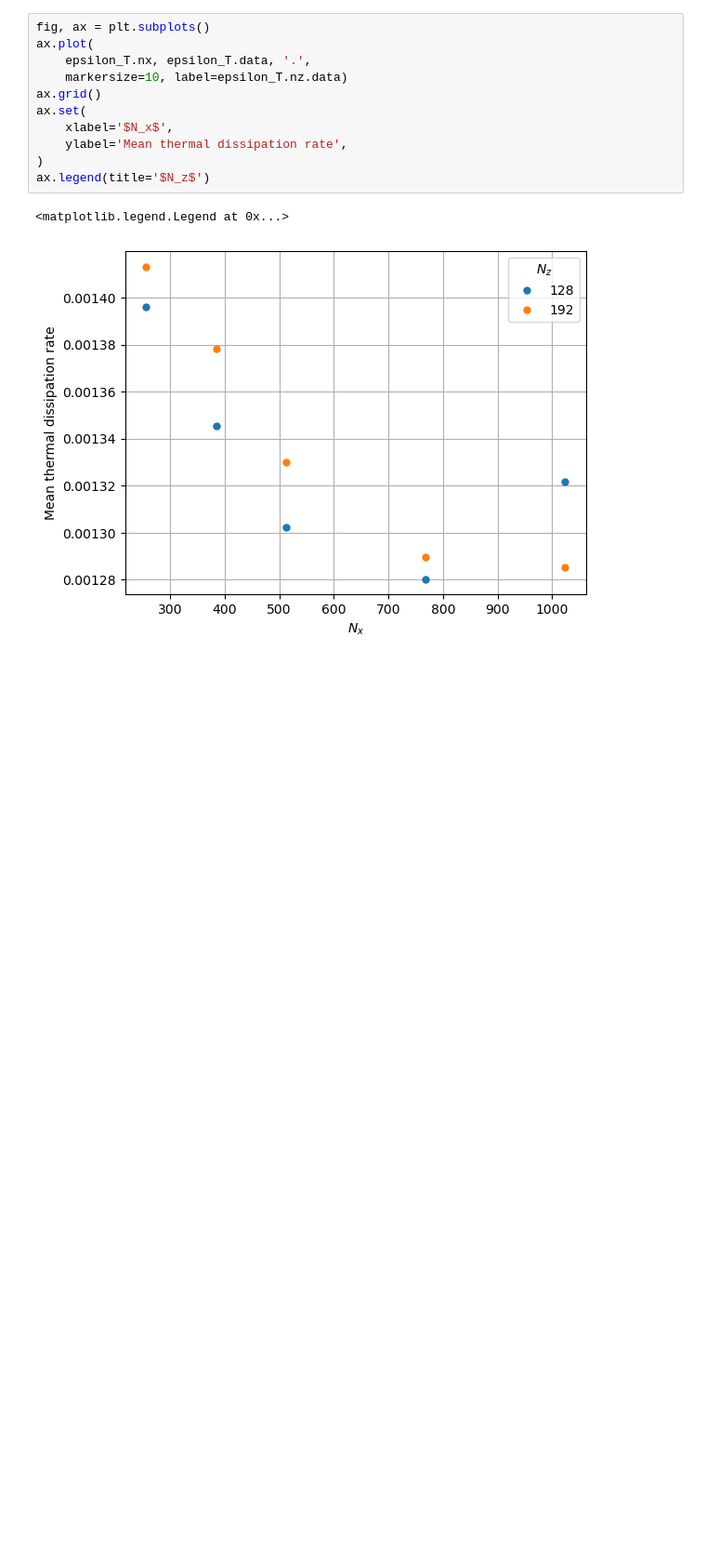
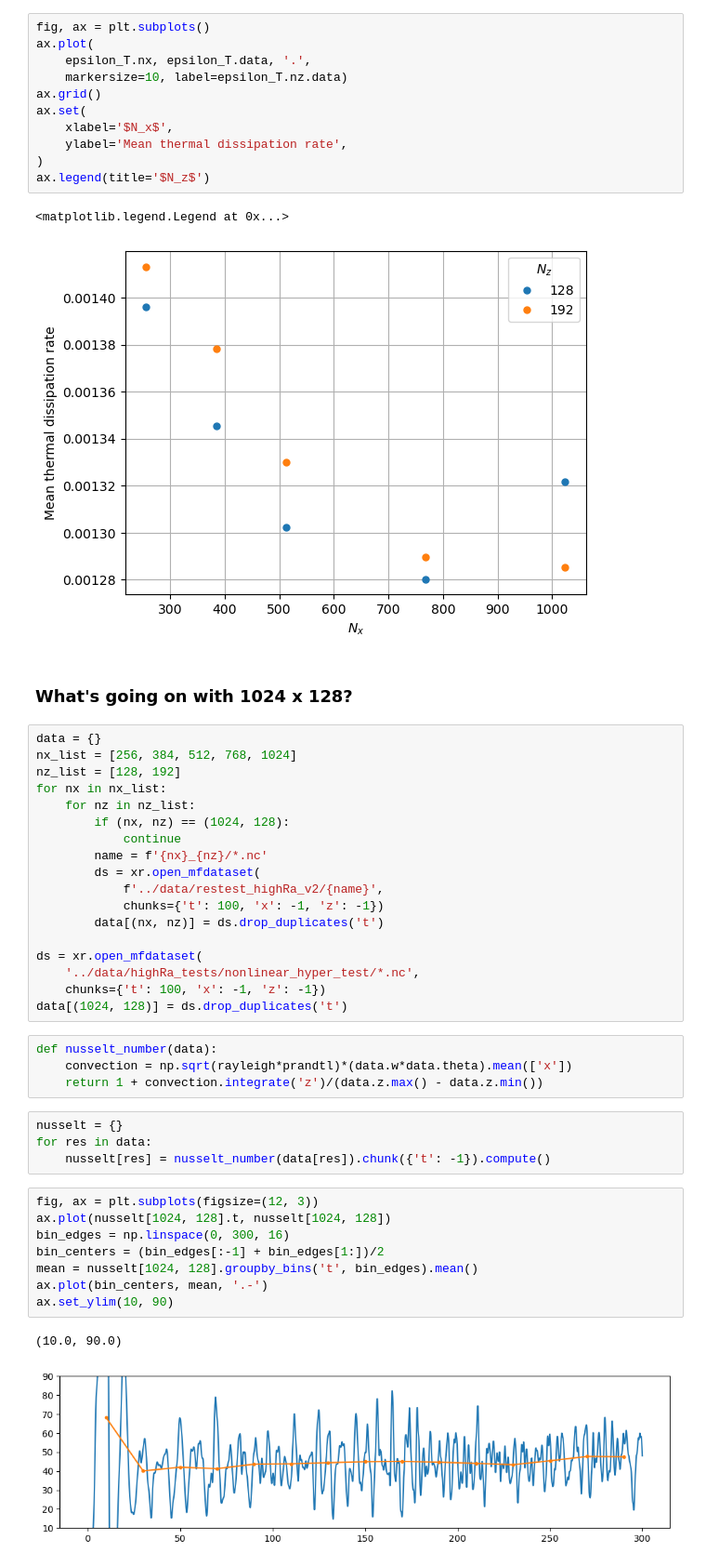
Before and after one commit to tschanzer/honours-project, a Jupyter notebook: notebooks/resolution_tests_literature.ipynb, the cells around one changed output. Shown at 93% size. Saved outputs shown, nothing was run; the diff lists cells and outputs as text; blank space fills up the shorter version.

```diff
--- a/notebooks/resolution_tests_literature.ipynb
+++ b/notebooks/resolution_tests_literature.ipynb
@@ -306,3 +294,42 @@ ax.legend(title='$N_z$')
 # %% [output]
 <matplotlib.legend.Legend at 0x...>
 [figure]
+# %% [markdown]
+### What's going on with 1024 x 128?
+# %%
+data = {}
+nx_list = [256, 384, 512, 768, 1024]
+nz_list = [128, 192]
+for nx in nx_list:
+    for nz in nz_list:
+        if (nx, nz) == (1024, 128):
+            continue
+        name = f'{nx}_{nz}/*.nc'
+        ds = xr.open_mfdataset(
+            f'../data/restest_highRa_v2/{name}',
+            chunks={'t': 100, 'x': -1, 'z': -1})
+        data[(nx, nz)] = ds.drop_duplicates('t')
+
+ds = xr.open_mfdataset(
+    '../data/highRa_tests/nonlinear_hyper_test/*.nc',
+    chunks={'t': 100, 'x': -1, 'z': -1})
+data[(1024, 128)] = ds.drop_duplicates('t')
+# %%
+def nusselt_number(data):
+    convection = np.sqrt(rayleigh*prandtl)*(data.w*data.theta).mean(['x'])
+    return 1 + convection.integrate('z')/(data.z.max() - data.z.min())
+# %%
+nusselt = {}
+for res in data:
+    nusselt[res] = nusselt_number(data[res]).chunk({'t': -1}).compute()
+# %%
+fig, ax = plt.subplots(figsize=(12, 3))
+ax.plot(nusselt[1024, 128].t, nusselt[1024, 128])
+bin_edges = np.linspace(0, 300, 16)
+bin_centers = (bin_edges[:-1] + bin_edges[1:])/2
+mean = nusselt[1024, 128].groupby_bins('t', bin_edges).mean()
+ax.plot(bin_centers, mean, '.-')
+ax.set_ylim(10, 90)
+# %% [output]
+(10.0, 90.0)
+[figure, added]
```
Also changed, not shown: parts of 7 cells of this notebook.
